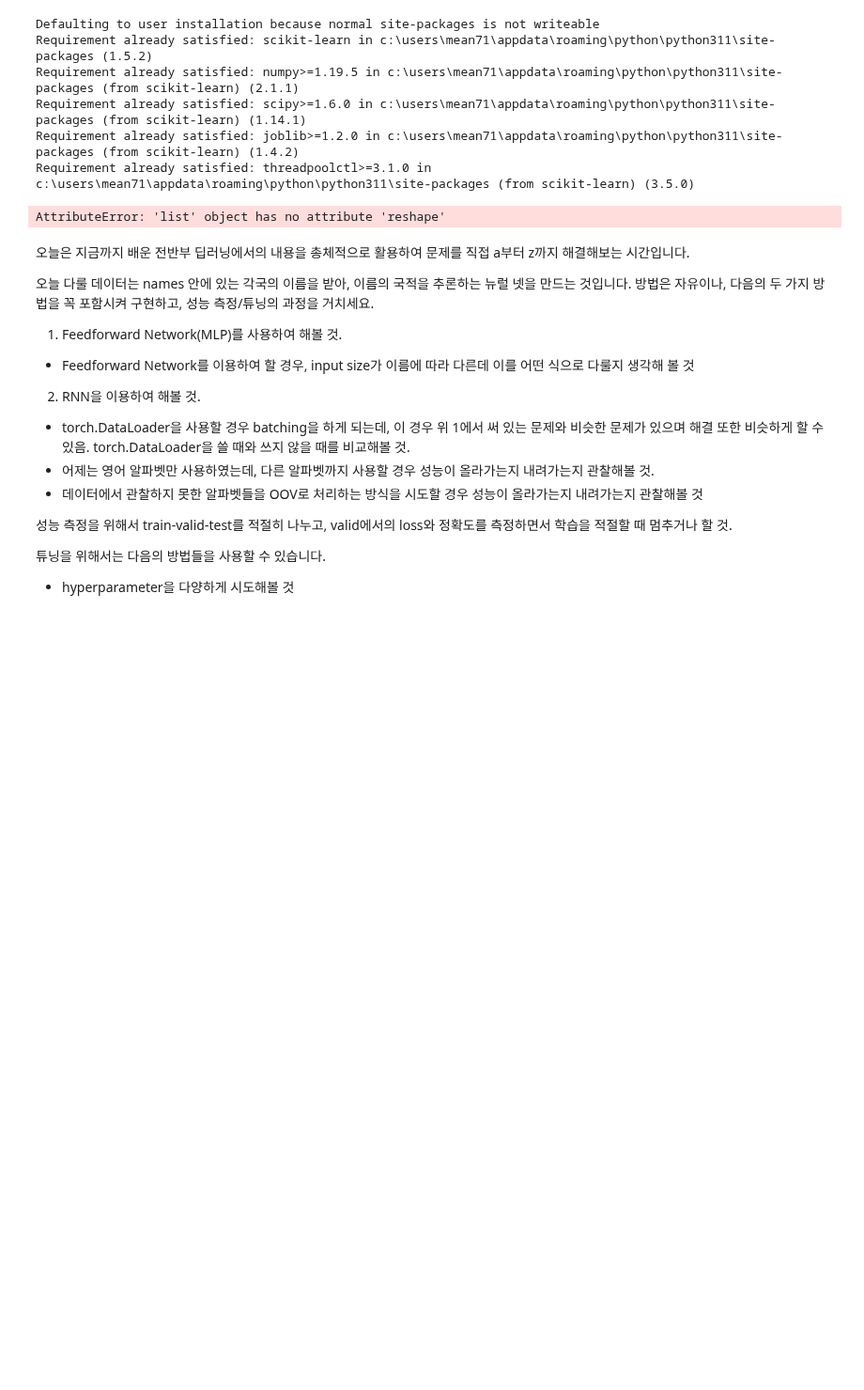
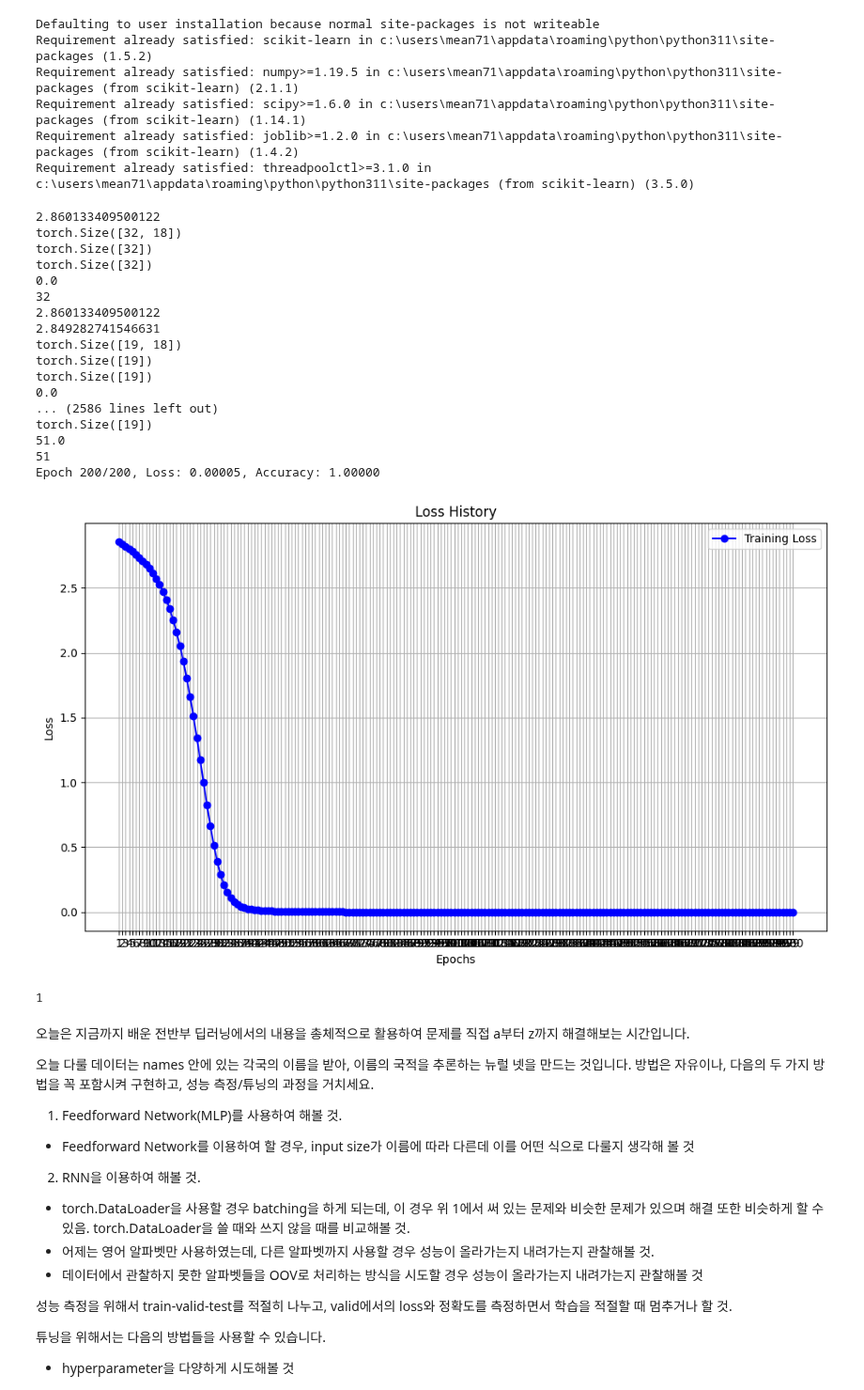
Before and after one commit to mean71/SeSAC_code, a Jupyter notebook: 딥러닝/딥러닝_중간실습.ipynb, the cells around one changed output. Shown at 94% size. Saved outputs shown, nothing was run; the diff lists cells and outputs as text; code cells hidden in the pictures; blank space fills up the shorter version.

```diff
--- a/딥러닝/딥러닝_중간실습.ipynb
+++ b/딥러닝/딥러닝_중간실습.ipynb
@@ -131,11 +131,11 @@ class MLP(nn.Module):
 
             for input, label in train_data:
                 input = input.reshape(input.size(0), input.size(1)*input.size(2))
+                label = label.long()  # label을 LongTensor로 변환
                 # hidden = self.initHidden() # 은닉상태 초기화 # MLP는 시간적인 정보를 처리하지 않아 히든상태의 개념이 없다 무의미하다#RNN은 반복되어 필수
                 optimizer.zero_grad()
                 output = self(input)# 전체 입력 처리
                 # print(output)
-                label = label.long()  # label을 LongTensor로 변환
 
                 loss = self.loss(output, label)
                 loss.backward() # 기울기 누적
@@ -156,37 +156,54 @@ class MLP(nn.Module):
                 print(total_predictions)
 
                 if len(loss_history)%1000 == 0:
                     print(torch.mean(loss).item())
 
 
-
             epoch_loss = running_loss / len(train_data)
             accuracy = correct_predictions / total_predictions if total_predictions > 0 else 0 # 정확도 계산
             print(f'Epoch {epoch+1}/{epochs}, Loss: {epoch_loss:.5f}, Accuracy: {accuracy:.5f}') # 정확도 출력
             loss_history.append(epoch_loss)  # 손실 기록
         plot_loss_history(loss_history)
         return loss_history
 
 def predict_nationality(model, word):
     word_tensor = word_to_tensor(word).unsqueeze(0)
     print(word_tensor.shape)
 
     output = model(word_tensor)
     _, predicted_index = torch.max(output, 1)
     return predicted_index
 
 activate_config(unknown_char='?', padding='_',
                 max_word_length=10, batch_size=32,
                 test_size=0.2, val_size=0.1)
-dataset = preprocessing_data(batch_size,test_size,val_size)
+train_loader, val_loader, test_loader = preprocessing_data(batch_size,test_size,val_size)
 
 model = MLP(input_size=len(all_letters)*10, hidden_size=32, output_size=len(all_categories))
 # predict_nationality(model, 'ang')
 
-model.train_model(dataset, learning_rate = 0.001, epochs = 200)
+model.train_model(train_loader, learning_rate = 0.001, epochs = 200)
 print(1)
 # %% [output]
-AttributeError: 'list' object has no attribute 'reshape'
+2.860133409500122
+torch.Size([32, 18])
+torch.Size([32])
+torch.Size([32])
+0.0
+32
+2.860133409500122
+2.849282741546631
+torch.Size([19, 18])
+torch.Size([19])
+torch.Size([19])
+0.0
+... (2586 lines left out)
+torch.Size([19])
+51.0
+51
+Epoch 200/200, Loss: 0.00005, Accuracy: 1.00000
+[figure, added]
+1
 # %% [markdown]
 오늘은 지금까지 배운 전반부 딥러닝에서의 내용을 총체적으로 활용하여 문제를 직접 a부터 z까지 해결해보는 시간입니다.
 
```
Also changed, not shown: parts of 9 cells of this notebook, 24 other files.
